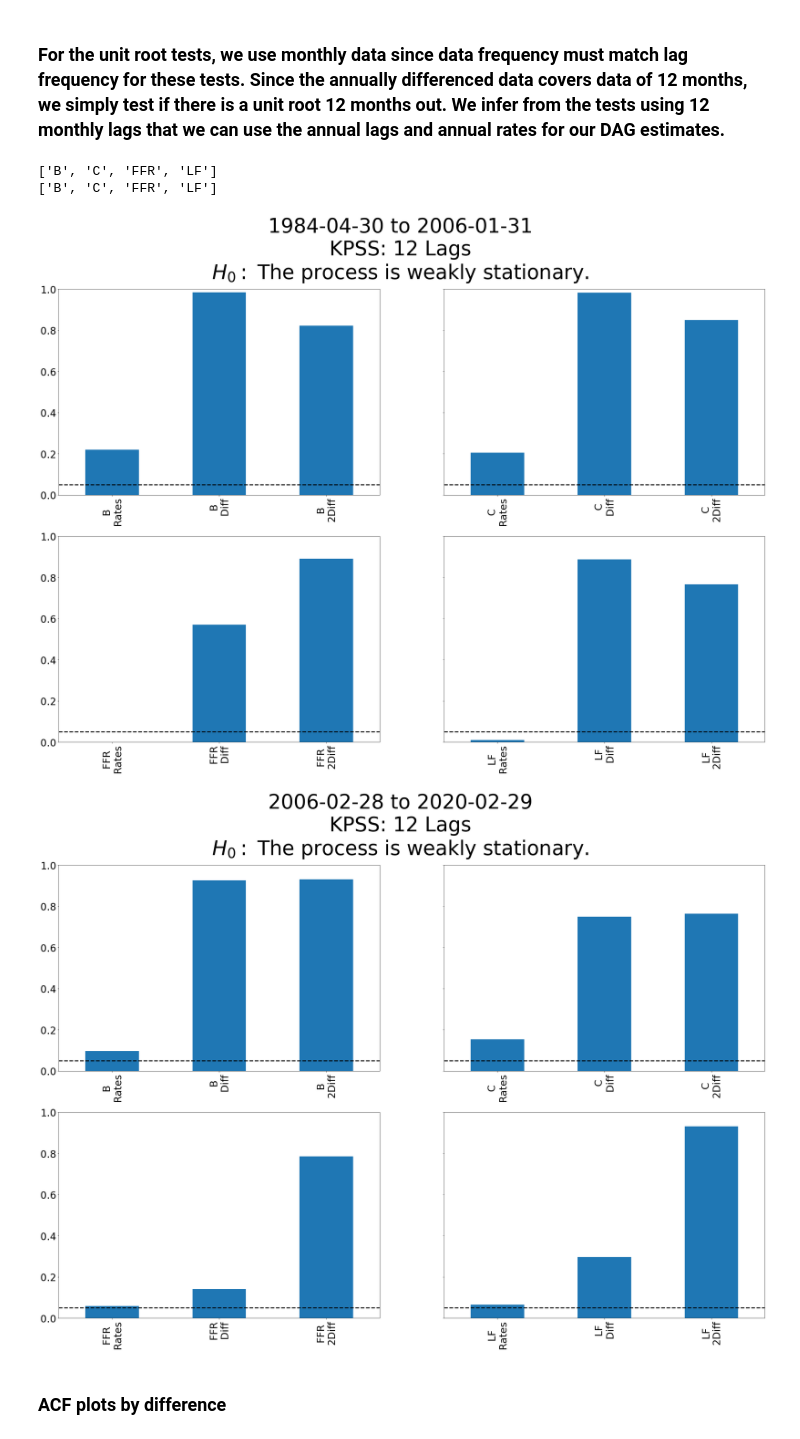
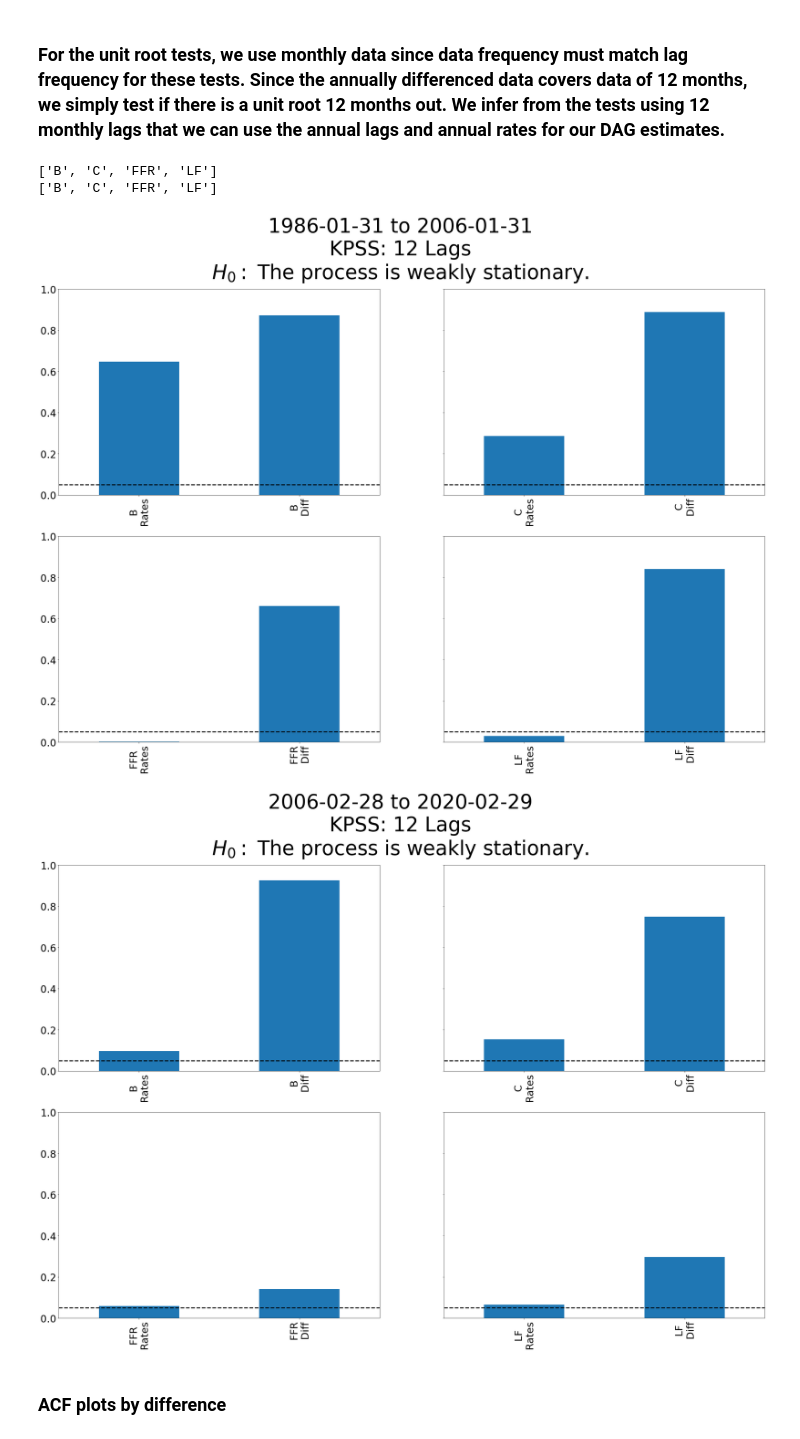
Before and after one commit to jlcatonjr/ProjectRepositories, a Jupyter notebook: MappingTheFederalReserve'sResponseFunctionWithDirectedAcyclicGraphs/Mapping the Federal Reserve's Response Function with Directed Acyclic Graphs 06062022 Total Assets-Copy1.ipynb, the cells around one changed output. Saved outputs shown, nothing was run; the diff lists cells and outputs as text; code cells hidden in the pictures.

Commit message:
remove twice diff test, set start date to 1986

```diff
--- a/MappingTheFederalReserve'sResponseFunctionWithDirectedAcyclicGraphs/Mapping the Federal Reserve's Response Function with Directed Acyclic Graphs 06062022 Total Assets-Copy1.ipynb
+++ b/MappingTheFederalReserve'sResponseFunctionWithDirectedAcyclicGraphs/Mapping the Federal Reserve's Response Function with Directed Acyclic Graphs 06062022 Total Assets-Copy1.ipynb
@@ -106,12 +106,12 @@ for df in [data,monthly_data]:
     df["Loss Function"] = df["Inflation Loss Sq"].sub(df["Unemployment Loss Sq"])
 # %%
 data={"Rates":data,
-     "Diff": data.diff(year),
-     "2Diff": data.diff(year).diff(year),}
+     "Diff": data.diff(year),}
+#      "2Diff": data.diff(year).diff(year),}
 #       "3Diff":data.diff(year).diff(year).diff(year)}
 monthly_data={"Rates":monthly_data,
-     "Diff": monthly_data.diff(),
-     "2Diff": monthly_data.diff().diff()}
+     "Diff": monthly_data.diff(),}
+#      "2Diff": monthly_data.diff().diff()}
 #     "3Diff":monthly_data.diff().diff().diff()}
 diffs = list(data.keys())
 for key, val in data.items():
@@ -271,7 +271,7 @@ test_data_dct = {}
 for diff in diffs:
     end_date =  "2020-02-29"#str(list(data["Diff"].index)[-1])[:10]#"2020-02-29"
     #     start_end_list = [(str(var_data.index[0])[:10],"2008-09-30"),
-    start_end_list = [(str(monthly_data[diff][test_vars].dropna().index[0])[:10],"2006-01-31"),
+    start_end_list = [(str(data[diff][test_vars].dropna().index[0])[:10],"2006-01-31"),
                       ("2006-02-28", end_date)]
 #                           ("2006-02-28", "2020-02-29")]
 #                           ("2010-10-31", end_date)]
@@ -288,35 +288,35 @@ for start, end in start_end_list:
     test_data = {}
 #     for key in test_vars:
 #         for rename_key in rename_dct:
 #             if rename_key in key:
 #                 monthly_data[diff].rename(columns={key:rename_dct[rename_key] for rename_key in rename_dct if rename_key in key},
 #                                 inplace = True)
 #                 data[diff].rename(columns={key:rename_dct[rename_key] for rename_key in rename_dct if rename_key in key},
 #                                 inplace = True)
 
     for diff in diffs:
         test_data[diff] = test_data_dct[diff][abbrev_keys].loc[start:end].dropna()
     for lags in [year]:#[1,year]:
         adf_df, kpss_df = run_ts_tests(test_data, lags)
         # plot_ADF tests
         # create filler val to get null hypothesis
         val = [i for i in range(10)]
         title = start + " to " + end + "\nADF: " + str(lags) + " Lags\n$H_0:$ "+ ADF(val,
                            lags = lags,
                            trend = "c").null_hypothesis + "\n"
         title_y = 1
         # ADF Commented Out, only include KPSS
 #         bar_plots(adf_df, title = title, title_y = title_y)
         # plot KPSS tests
         title = start + " to " + end +  "\nKPSS: " + str(lags) + " Lags\n$H_0:$ "+  KPSS(val,
                                lags = lags,
                                trend = "c").null_hypothesis + "\n"
         bar_plots(kpss_df, title = title, title_y = title_y)
 # %% [output]
 ['B', 'C', 'FFR', 'LF']
 ['B', 'C', 'FFR', 'LF']
-[figure, old version]
+[figure, new version]
-[figure, old version]
+[figure, new version]
 # %% [markdown]
 ### ACF plots by difference
 # %%
```
Also changed, not shown: parts of 3 cells of this notebook, 15 other files.
